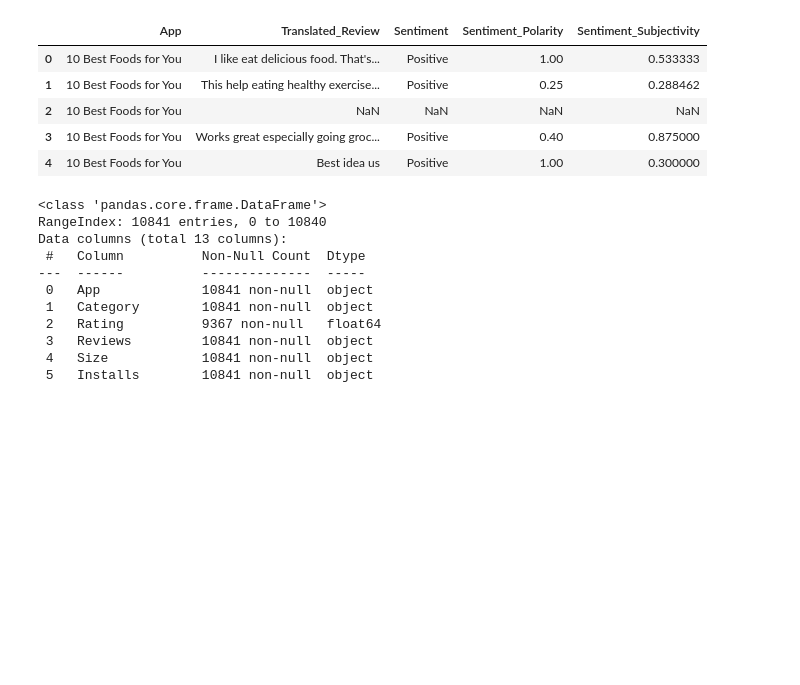
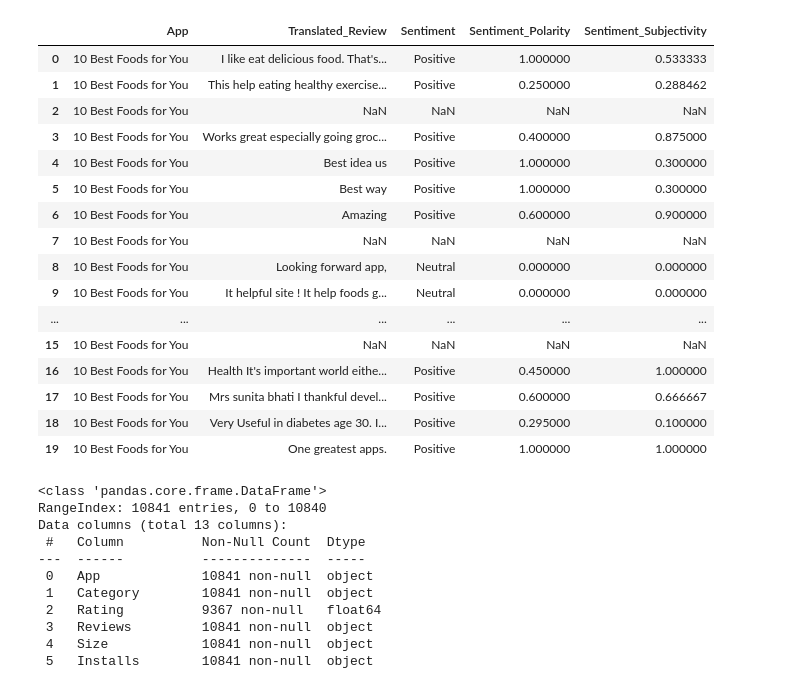
Before and after one commit to Tanya-Qader/google-play-store-project, a Jupyter notebook: Google_Playstore_Cleaning.ipynb, the cells around one changed output. Drawn from its saved outputs; the diff is of its cells as text; code cells hidden in the pictures; blank space fills up the shorter version.

```diff
--- a/Google_Playstore_Cleaning.ipynb
+++ b/Google_Playstore_Cleaning.ipynb
@@ -15,14 +15,25 @@ Googleplay_data.head()
 | 4 | Pixel Draw - Number Art Coloring ... | ART_AND_DESIGN | 4.3 | 967 | 2.8M | 100,000+ | Free | 0 | Everyone | Art & Design;Creativity | ... |
 # %%
 UserReview_data = pd.read_csv("Data/googleplaystore_user_reviews.csv")
-UserReview_data.head()
+UserReview_data.head(20)
 # %% [output]
 |  | App | Translated_Review | Sentiment | Sentiment_Polarity | Sentiment_Subjectivity |
-| 0 | 10 Best Foods for You | I like eat delicious food. That's... | Positive | 1.00 | 0.533333 |
-| 1 | 10 Best Foods for You | This help eating healthy exercise... | Positive | 0.25 | 0.288462 |
+| 0 | 10 Best Foods for You | I like eat delicious food. That's... | Positive | 1.000000 | 0.533333 |
+| 1 | 10 Best Foods for You | This help eating healthy exercise... | Positive | 0.250000 | 0.288462 |
 | 2 | 10 Best Foods for You | NaN | NaN | NaN | NaN |
-| 3 | 10 Best Foods for You | Works great especially going groc... | Positive | 0.40 | 0.875000 |
-| 4 | 10 Best Foods for You | Best idea us | Positive | 1.00 | 0.300000 |
+| 3 | 10 Best Foods for You | Works great especially going groc... | Positive | 0.400000 | 0.875000 |
+| 4 | 10 Best Foods for You | Best idea us | Positive | 1.000000 | 0.300000 |
+| 5 | 10 Best Foods for You | Best way | Positive | 1.000000 | 0.300000 |
+| 6 | 10 Best Foods for You | Amazing | Positive | 0.600000 | 0.900000 |
+| 7 | 10 Best Foods for You | NaN | NaN | NaN | NaN |
+| 8 | 10 Best Foods for You | Looking forward app, | Neutral | 0.000000 | 0.000000 |
+| 9 | 10 Best Foods for You | It helpful site ! It help foods g... | Neutral | 0.000000 | 0.000000 |
+| ... | ... | ... | ... | ... | ... |
+| 15 | 10 Best Foods for You | NaN | NaN | NaN | NaN |
+| 16 | 10 Best Foods for You | Health It's important world eithe... | Positive | 0.450000 | 1.000000 |
+| 17 | 10 Best Foods for You | Mrs sunita bhati I thankful devel... | Positive | 0.600000 | 0.666667 |
+| 18 | 10 Best Foods for You | Very Useful in diabetes age 30. I... | Positive | 0.295000 | 0.100000 |
+| 19 | 10 Best Foods for You | One greatest apps. | Positive | 1.000000 | 1.000000 |
 # %%
 #Information about the dataset (columns, rows, etc)
 
```
Also changed, not shown: parts of 27 cells of this notebook, 4 other files.
